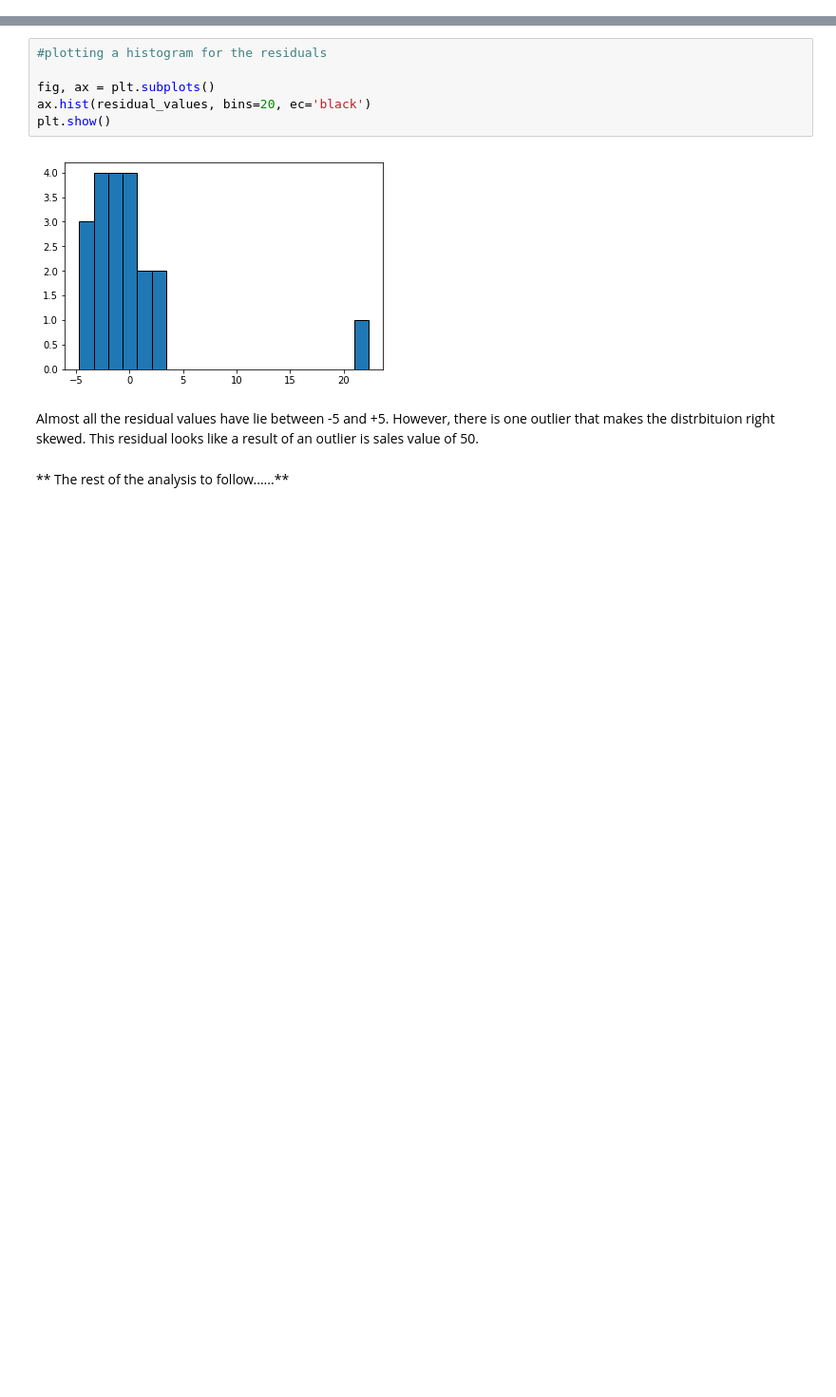
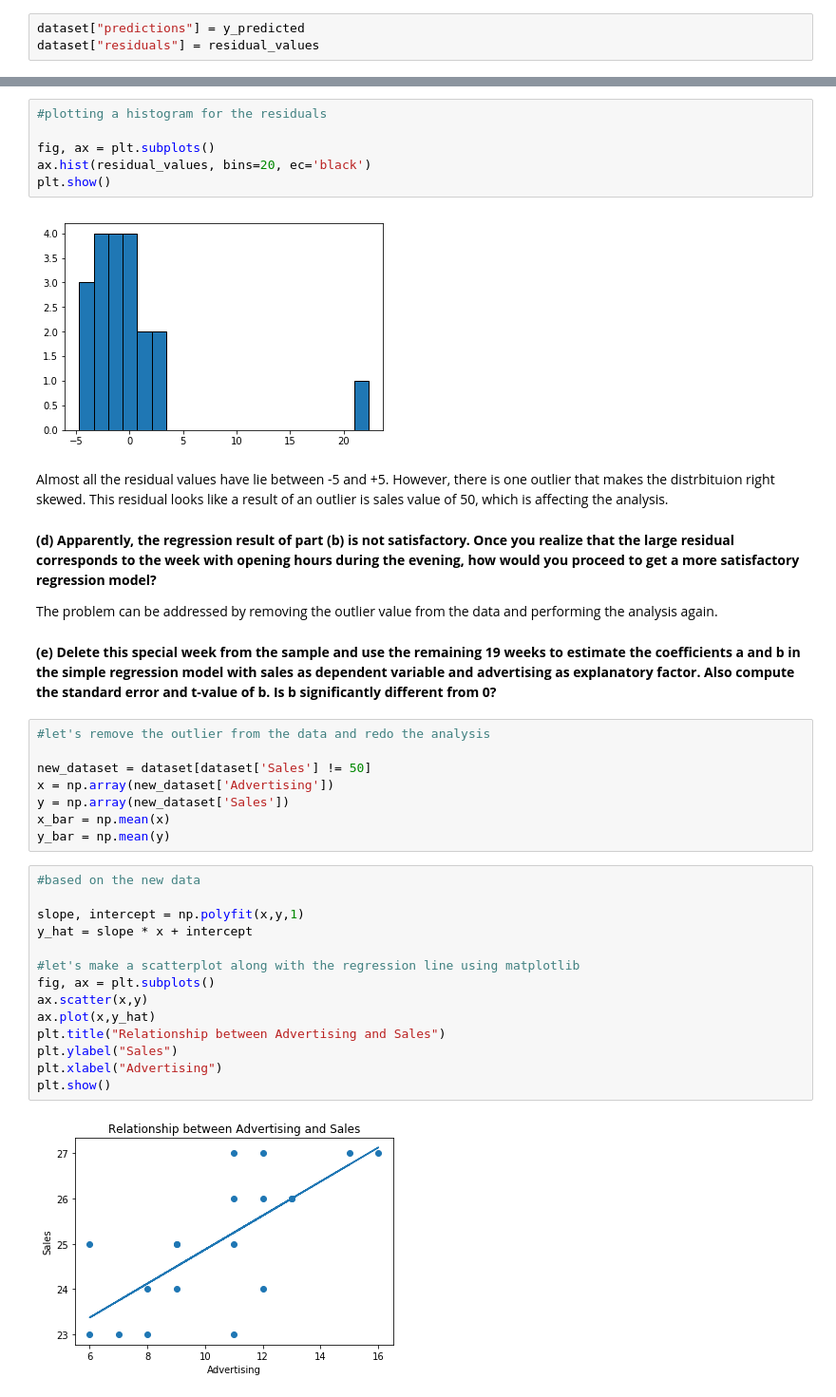
Before and after one commit to kaleembukhari90/Econometric-Models, a Jupyter notebook: Simple Linear Regression Analysis.ipynb, the cells around one changed output, grey strips where cells are left out. Shown at 95% size. Cells and saved outputs as stored; diff of their text form; blank space fills up the shorter version.

Commit message:
Completed the analysis and uploading the final version

```diff
--- a/Simple Linear Regression Analysis.ipynb
+++ b/Simple Linear Regression Analysis.ipynb
@@ -99,6 +100,9 @@ def residuals(b,a,x,y):
     return residuals
 
 residual_values = residuals(b,a,x,y)
+# %%
+dataset["predictions"] = y_predicted
+dataset["residuals"] = residual_values
 # %%
 def plot_residuals(res,predicted):
     fig, ax = plt.subplots()
@@ -162,6 +203,34 @@ plt.show()
 # %% [output]
 [figure]
 # %% [markdown]
-Almost all the residual values have lie between -5 and +5. However, there is one outlier that makes the distrbituion right skewed. This residual looks like a result of an outlier is sales value of 50.
+Almost all the residual values have lie between -5 and +5. However, there is one outlier that makes the distrbituion right skewed. This residual looks like a result of an outlier is sales value of 50, which is affecting the analysis.
-# %% [markdown]
-** The rest of the analysis to follow......**
+# %% [markdown]
+**(d) Apparently, the regression result of part (b) is not satisfactory. Once you realize that the large residual corresponds to the week with opening hours during the evening, how would you proceed to get a more satisfactory regression model?**
+
+The problem can be addressed by removing the outlier value from the data and performing the analysis again.
+# %% [markdown]
+**(e) Delete this special week from the sample and use the remaining 19 weeks to estimate the coefficients a and b in the simple regression model with sales as dependent variable and advertising as explanatory factor. Also compute the standard error and t-value of b. Is b significantly different from 0?**
+# %%
+#let's remove the outlier from the data and redo the analysis
+
+new_dataset = dataset[dataset['Sales'] != 50]
+x = np.array(new_dataset['Advertising'])
+y = np.array(new_dataset['Sales'])
+x_bar = np.mean(x)
+y_bar = np.mean(y)
+# %%
+#based on the new data
+
+slope, intercept = np.polyfit(x,y,1)
+y_hat = slope * x + intercept
+
+#let's make a scatterplot along with the regression line using matplotlib
+fig, ax = plt.subplots()
+ax.scatter(x,y)
+ax.plot(x,y_hat)
+plt.title("Relationship between Advertising and Sales")
+plt.ylabel("Sales")
+plt.xlabel("Advertising")
+plt.show()
+# %% [output]
+[figure, added]
```
Also changed, not shown: parts of 14 cells of this notebook.
